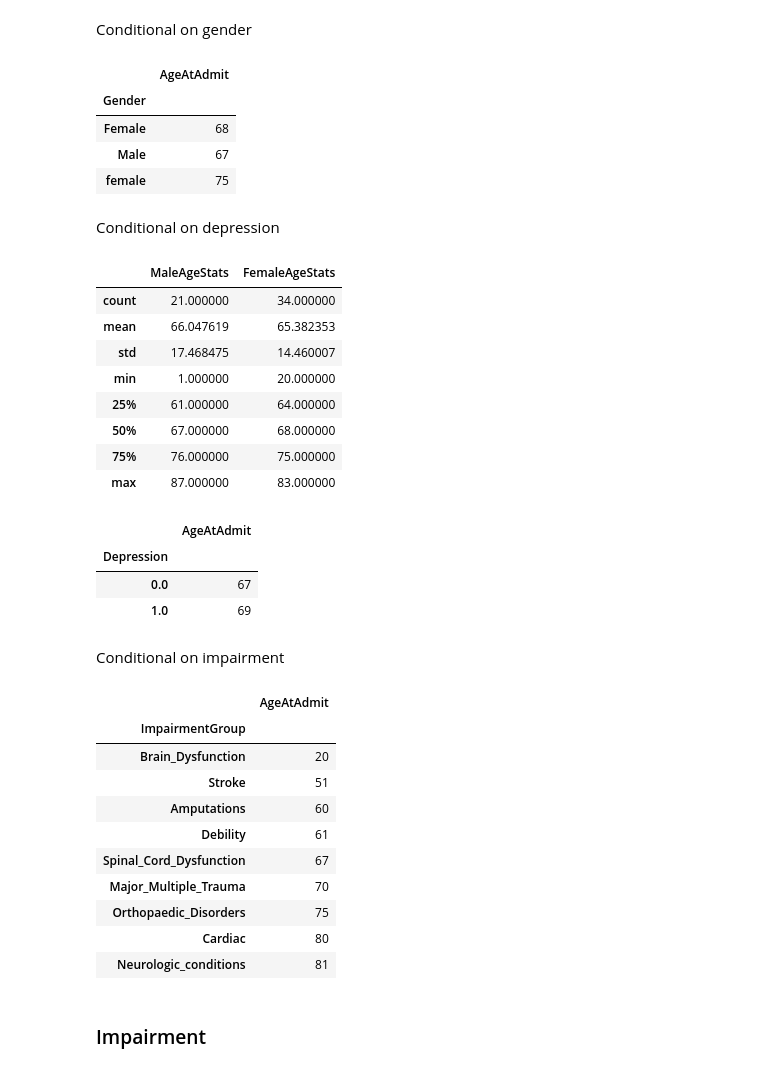
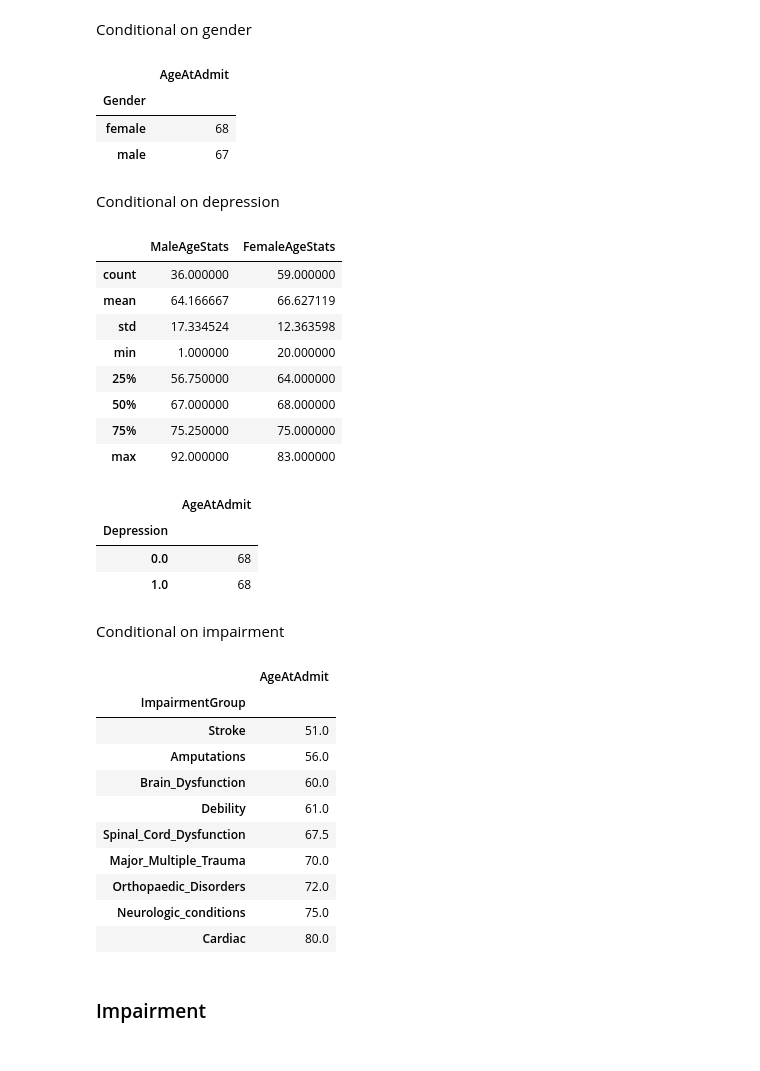
Before and after one commit to JWKennington/collab-mpow, a Jupyter notebook: analysis.ipynb, the cells around one changed output. Drawn from its saved outputs; the diff is of its cells as text; code cells hidden in the pictures.

```diff
--- a/analysis.ipynb
+++ b/analysis.ipynb
@@ -18,8 +20,8 @@ plotting.output_notebook(hide_banner=True)
 # %%
-source = load_data.Sources.Protocol
+source = load_data.Sources.ProtocolFinal
 # %% [markdown]
 ## Load data
 # %%
 data = load_data.norm_daily_data(source=source)
 intraday = load_data.norm_intraday_data(source=source)
-details = load_data.norm_detail_data(source=source)
+details = load_data.norm_detail_data(source=source).dropna()
@@ -67,31 +72,30 @@ details[['Gender', 'AgeAtAdmit']].groupby('Gender').median()
 # %% [output]
 |  | AgeAtAdmit |
 | Gender |  |
-| Female | 68 |
-| Male | 67 |
-| female | 75 |
+| female | 68 |
+| male | 67 |
 # %% [markdown]
 Conditional on depression
 # %%
-pandas.concat([details[details.Gender=='Male'].AgeAtAdmit.describe().to_frame('MaleAgeStats'),
-details[details.Gender=='Female'].AgeAtAdmit.describe().to_frame('FemaleAgeStats')], axis=1)
+pandas.concat([details[details.Gender=='male'].AgeAtAdmit.describe().to_frame('MaleAgeStats'),
+details[details.Gender=='female'].AgeAtAdmit.describe().to_frame('FemaleAgeStats')], axis=1)
 # %% [output]
 |  | MaleAgeStats | FemaleAgeStats |
-| count | 21.000000 | 34.000000 |
-| mean | 66.047619 | 65.382353 |
-| std | 17.468475 | 14.460007 |
+| count | 36.000000 | 59.000000 |
+| mean | 64.166667 | 66.627119 |
+| std | 17.334524 | 12.363598 |
 | min | 1.000000 | 20.000000 |
-| 25% | 61.000000 | 64.000000 |
+| 25% | 56.750000 | 64.000000 |
 | 50% | 67.000000 | 68.000000 |
-| 75% | 76.000000 | 75.000000 |
-| max | 87.000000 | 83.000000 |
+| 75% | 75.250000 | 75.000000 |
+| max | 92.000000 | 83.000000 |
 # %%
 details[['Gender', 'AgeAtAdmit', 'Depression']].groupby('Depression').median()
 # %% [output]
 |  | AgeAtAdmit |
 | Depression |  |
-| 0.0 | 67 |
-| 1.0 | 69 |
+| 0.0 | 68 |
+| 1.0 | 68 |
 # %% [markdown]
 Conditional on impairment
 # %%
@@ -99,15 +103,15 @@ details[['ImpairmentGroup', 'AgeAtAdmit']].groupby('ImpairmentGroup').median().s
 # %% [output]
 |  | AgeAtAdmit |
 | ImpairmentGroup |  |
-| Brain_Dysfunction | 20 |
-| Stroke | 51 |
-| Amputations | 60 |
-| Debility | 61 |
-| Spinal_Cord_Dysfunction | 67 |
-| Major_Multiple_Trauma | 70 |
-| Orthopaedic_Disorders | 75 |
-| Cardiac | 80 |
-| Neurologic_conditions | 81 |
+| Stroke | 51.0 |
+| Amputations | 56.0 |
+| Brain_Dysfunction | 60.0 |
+| Debility | 61.0 |
+| Spinal_Cord_Dysfunction | 67.5 |
+| Major_Multiple_Trauma | 70.0 |
+| Orthopaedic_Disorders | 72.0 |
+| Neurologic_conditions | 75.0 |
+| Cardiac | 80.0 |
 # %% [markdown]
 ### Impairment
 # %%
```
Also changed, not shown: parts of 25 cells of this notebook, 1 other file.
